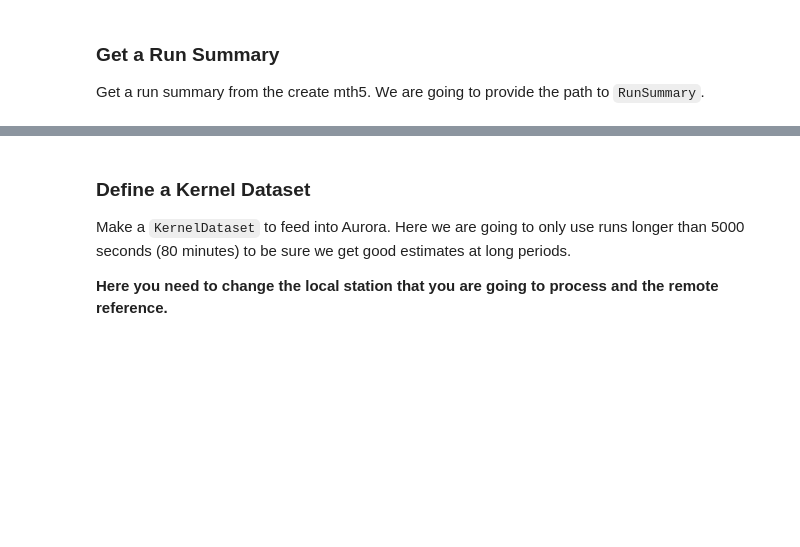
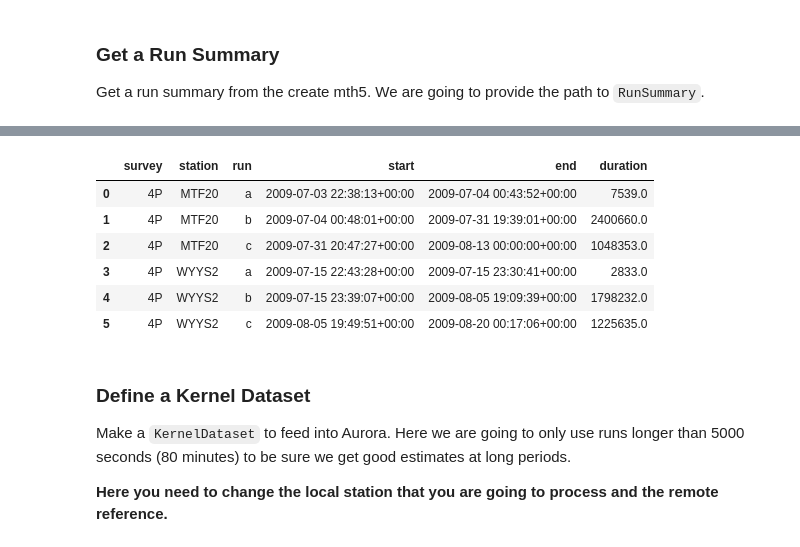
Before and after one commit to simpeg-research/earthscope-mt-course, a Jupyter notebook: notebooks/mth5/09_timeseries_to_transfer_function.ipynb, the cells around one changed output, grey strips where cells are left out. Saved outputs shown, nothing was run; the diff lists cells and outputs as text; code cells hidden in the pictures; blank space fills up the shorter version.

```diff
--- a/notebooks/mth5/09_timeseries_to_transfer_function.ipynb
+++ b/notebooks/mth5/09_timeseries_to_transfer_function.ipynb
@@ -187,0 +136,11 @@ mth5_run_summary.mini_summary
+# %%
+ap = AuroraProcessing()
+ap.local_station_id = "WYYS2"
+ap.local_mth5_path = mth5_path
+
+ap.remote_station_id = "MTF20"
+ap.remote_mth5_path = mth5_path
+# %%
+run_summary = ap.get_run_summary()
+run_summary.mini_summary
+# %% [output]
@@ -188,3 +148,10 @@ mth5_run_summary.mini_summary
+|  | survey | station | run | start | end | duration |
+| 0 | 4P | MTF20 | a | 2009-07-03 22:38:13+00:00 | 2009-07-04 00:43:52+00:00 | 7539.0 |
+| 1 | 4P | MTF20 | b | 2009-07-04 00:48:01+00:00 | 2009-07-31 19:39:01+00:00 | 2400660.0 |
+| 2 | 4P | MTF20 | c | 2009-07-31 20:47:27+00:00 | 2009-08-13 00:00:00+00:00 | 1048353.0 |
+| 3 | 4P | WYYS2 | a | 2009-07-15 22:43:28+00:00 | 2009-07-15 23:30:41+00:00 | 2833.0 |
+| 4 | 4P | WYYS2 | b | 2009-07-15 23:39:07+00:00 | 2009-08-05 19:09:39+00:00 | 1798232.0 |
+| 5 | 4P | WYYS2 | c | 2009-08-05 19:49:51+00:00 | 2009-08-20 00:17:06+00:00 | 1225635.0 |
 # %% [markdown]
 ### Define a Kernel Dataset
 
```
Also changed, not shown: parts of 32 cells of this notebook.
